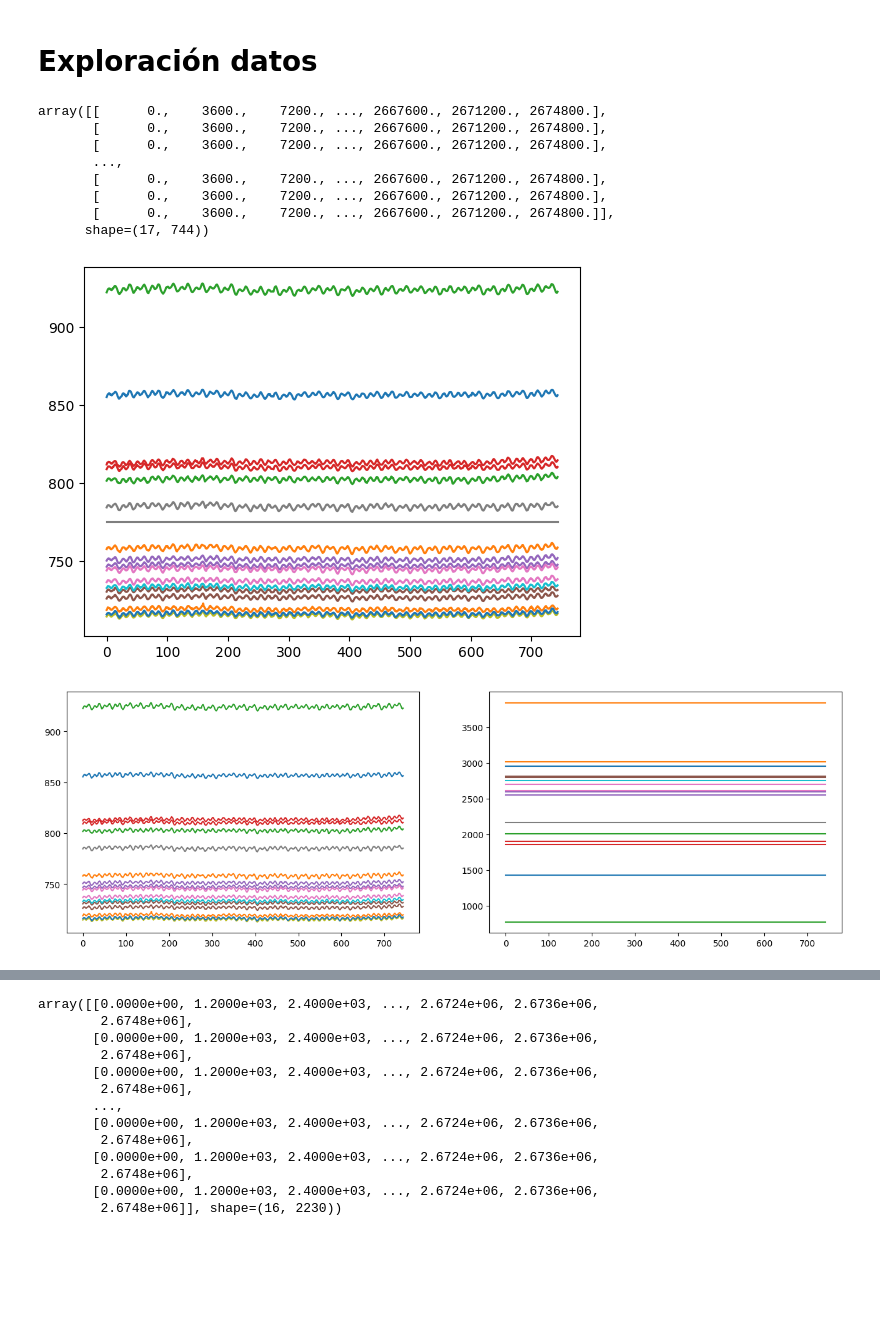
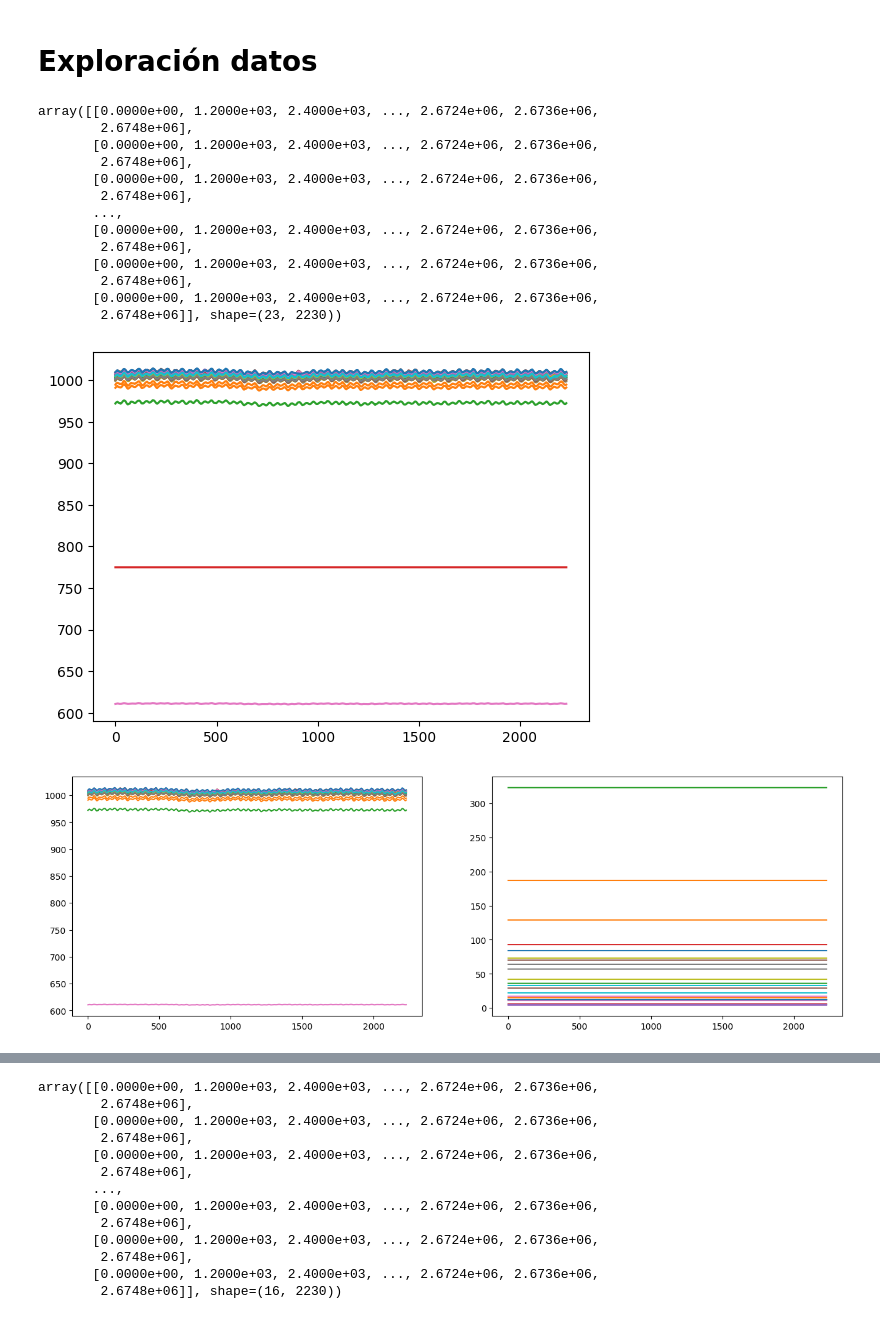
Before and after one commit to sagomeza1/pinns, a Jupyter notebook: cuadernos/preprocesamiento.ipynb, the cells around one changed output, grey strips where cells are left out. Cells and saved outputs as stored; diff of their text form; code cells hidden in the pictures; blank space fills up the shorter version.

Commit message:
Se incluyen las estaciones del Caribe, que presentan registros a menor altitud

```diff
--- a/cuadernos/preprocesamiento.ipynb
+++ b/cuadernos/preprocesamiento.ipynb
@@ -120,7 +125,7 @@ df
 estaciones = df["codigo_estacion"].unique()
 # %%
 # df = df.sort_values(["codigo_estacion", "fecha_observacion"]).reset_index(drop=True)
-df = df.sort_values(["fecha_observacion", "codigo_estacion"]).reset_index(drop=True)
+df.sort_values(["fecha_observacion", "codigo_estacion"]).reset_index(drop=True, inplace=True)
 # %%
 df["fecha_observacion"].diff().unique()
 # %% [output]
@@ -140,7 +145,8 @@ for estacion in estaciones:
     rows_temp = df.loc[df["codigo_estacion"] == estacion].shape[0]
     # if len(diff_temp) == 2:
     # if rows_temp == 744 and not estacion in ["0024035250", "0024035360"]:
-    if rows_temp == 744:
+    # if rows_temp == 744:
+    if rows_temp >= 700:
     # if rows_temp == 408:
     # if min_date <= pd.to_datetime("2025-12-14") and len(diff_temp) == 2:
     # if rows_temp == 408 and not estacion in ["0024035250"]:
@@ -291,7 +297,7 @@ wsdata = wsdata[[
 ## Filtrado WSData
 # %%
 # wsdata_filtrada = wsdata.loc[wsdata["presion"] < 775].copy()
-wsdata_filtrada = wsdata.loc[wsdata["altura"] > 1000].copy()
+wsdata_filtrada = wsdata.loc[wsdata["altura"] < 1000].copy()
 wsdata_filtrada = wsdata_filtrada.reset_index(drop=True)
 wsdata_filtrada.shape[0]
 # %% [output]
@@ -396,38 +422,43 @@ wsdata_interpo.head()
 # %% [markdown]
 # Exploración datos
 # %%
-wsdata["segundos"].values.reshape(wsdata["codigo_estacion"].nunique() , -1)
+wsdata_interpo["segundos"].values.reshape(wsdata_interpo["codigo_estacion"].nunique() , -1)
 # %% [output]
-array([[      0.,    3600.,    7200., ..., 2667600., 2671200., 2674800.],
-       [      0.,    3600.,    7200., ..., 2667600., 2671200., 2674800.],
-       [      0.,    3600.,    7200., ..., 2667600., 2671200., 2674800.],
+array([[0.0000e+00, 1.2000e+03, 2.4000e+03, ..., 2.6724e+06, 2.6736e+06,
+        2.6748e+06],
+       [0.0000e+00, 1.2000e+03, 2.4000e+03, ..., 2.6724e+06, 2.6736e+06,
+        2.6748e+06],
+       [0.0000e+00, 1.2000e+03, 2.4000e+03, ..., 2.6724e+06, 2.6736e+06,
+        2.6748e+06],
        ...,
-       [      0.,    3600.,    7200., ..., 2667600., 2671200., 2674800.],
-       [      0.,    3600.,    7200., ..., 2667600., 2671200., 2674800.],
-       [      0.,    3600.,    7200., ..., 2667600., 2671200., 2674800.]],
-      shape=(17, 744))
+       [0.0000e+00, 1.2000e+03, 2.4000e+03, ..., 2.6724e+06, 2.6736e+06,
+        2.6748e+06],
+       [0.0000e+00, 1.2000e+03, 2.4000e+03, ..., 2.6724e+06, 2.6736e+06,
+        2.6748e+06],
+       [0.0000e+00, 1.2000e+03, 2.4000e+03, ..., 2.6724e+06, 2.6736e+06,
+        2.6748e+06]], shape=(23, 2230))
 # %%
-P = wsdata["presion"].values.reshape(wsdata["codigo_estacion"].nunique() , -1)
+P = wsdata_interpo["presion"].values.reshape(wsdata_interpo["codigo_estacion"].nunique() , -1)
 for idx in range(len(P)):
     plt.plot(P[idx,:])
 plt.plot([775]*P[idx,:].shape[0])
 plt.show()
 # %% [output]
-[figure, old version]
+[figure, new version]
 # %%
 fig, ax = plt.subplots(1, 2, figsize=(16, 5))
 
-A = wsdata["presion"].values.reshape(wsdata["codigo_estacion"].nunique() , -1)
-B = wsdata["altura"].values.reshape(wsdata["codigo_estacion"].nunique() , -1)
+A = wsdata_interpo["presion"].values.reshape(wsdata_interpo["codigo_estacion"].nunique() , -1)
+B = wsdata_interpo["altura"].values.reshape(wsdata_interpo["codigo_estacion"].nunique() , -1)
 
 for idx in range(len(P)):
     ax[0].plot(A[idx,:])
     ax[1].plot(B[idx,:])
 
 
 plt.show()
 # %% [output]
-[figure, old version]
+[figure, new version]
 # %%
 fig, ax = plt.subplots(1, 2, figsize=(16, 5))
 
```
Also changed, not shown: parts of 26 cells of this notebook, 9 other files.
